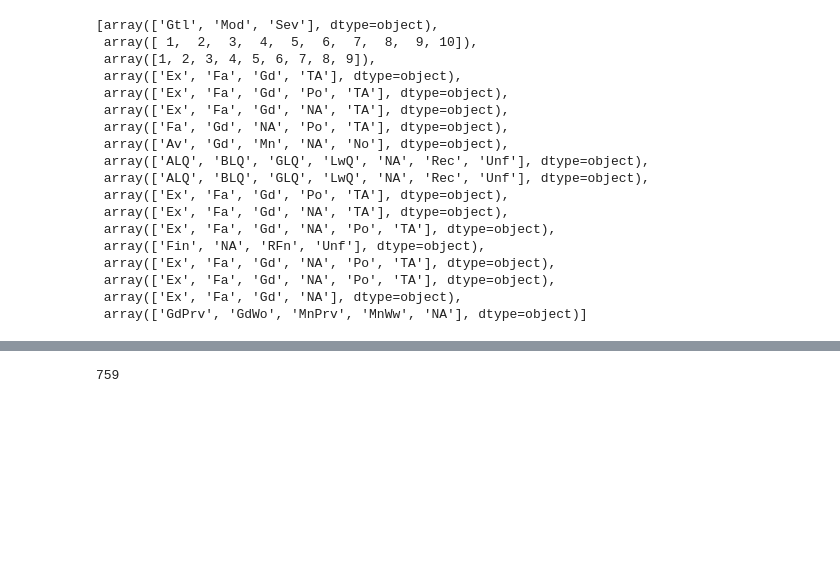
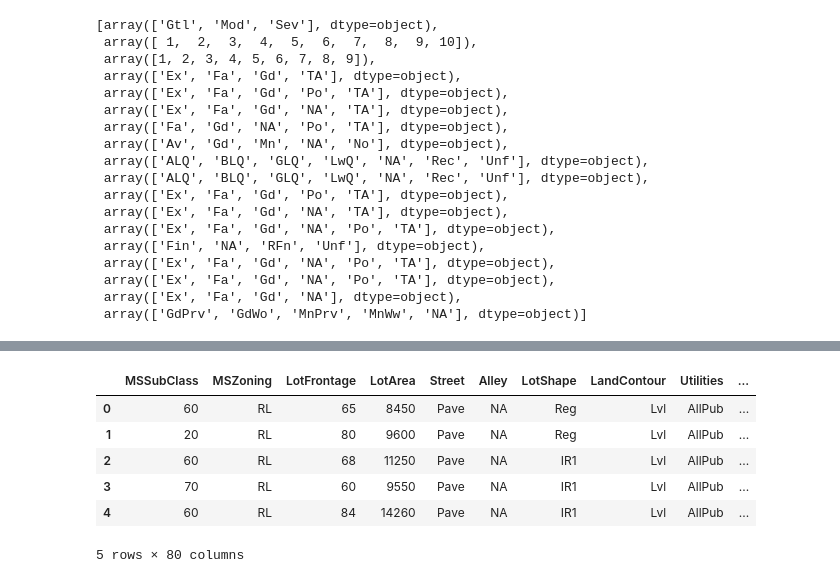
Before and after one commit to Mark-Barbaric/Kaggle, a Jupyter notebook: housing/housing_workbook.ipynb, the cells around one changed output, grey strips where cells are left out. Saved outputs shown, nothing was run; the diff lists cells and outputs as text; code cells hidden in the pictures; blank space fills up the shorter version.

```diff
--- a/housing/housing_workbook.ipynb
+++ b/housing/housing_workbook.ipynb
@@ -86,0 +93,3 @@ Length: 80, dtype: int64
+# %%
+numerical_cols = ['MasVnrArea', 'LotFrontage', 'GarageYrBlt']
+train_df[numerical_cols].head()
@@ -86,0 +129,3 @@ Length: 80, dtype: int64
+# %%
+train_df[numerical_cols] = train_df[numerical_cols].astype(int)
+train_df[numerical_cols].dtypes
@@ -147,0 +199,3 @@ test_df[ordinal_cols] = ordinal_encoder.transform(test_df[ordinal_cols])
+# %%
+train_df['CentralAir'] = train_df['CentralAir'].replace({'Yes': 1, "No": 0})
+test_df['CentralAir'] = test_df['CentralAir'].replace({'Yes': 1, "No": 0})
@@ -197,7 +233,14 @@ Street             2
 dtype: int64
 # %%
 actual_numh_oh_cols -= 1
-# %%
-actual_numh_oh_cols.sum()
-# %% [output]
-759
+# %%
+train_df.drop('Id', axis=1, inplace=True)
+train_df.head()
+# %% [output]
+|  | MSSubClass | MSZoning | LotFrontage | LotArea | Street | Alley | LotShape | LandContour | Utilities | ... |
+| 0 | 60 | RL | 65 | 8450 | Pave | NA | Reg | Lvl | AllPub | ... |
+| 1 | 20 | RL | 80 | 9600 | Pave | NA | Reg | Lvl | AllPub | ... |
+| 2 | 60 | RL | 68 | 11250 | Pave | NA | IR1 | Lvl | AllPub | ... |
+| 3 | 70 | RL | 60 | 9550 | Pave | NA | IR1 | Lvl | AllPub | ... |
+| 4 | 60 | RL | 84 | 14260 | Pave | NA | IR1 | Lvl | AllPub | ... |
+5 rows × 80 columns
```
Also changed, not shown: parts of 19 cells of this notebook.
